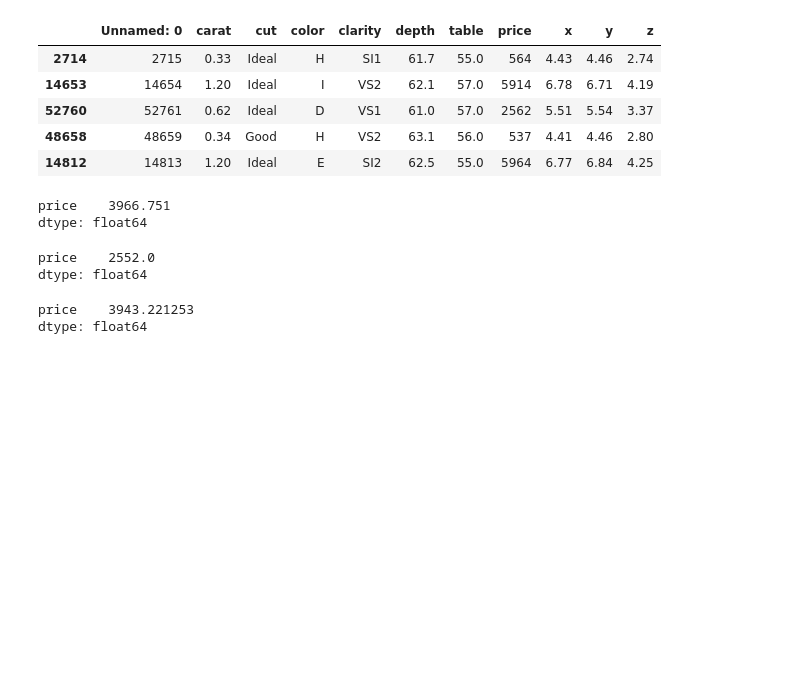
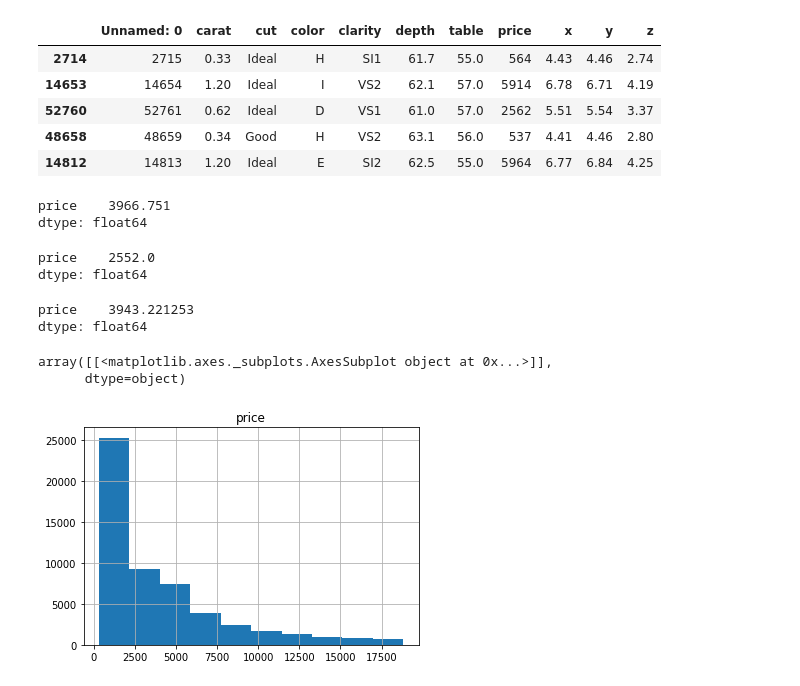
Before and after one commit to diogenesjusto/FIAP, a Jupyter notebook: SHIFT/202302/t36_Aula_2_Estatística_Descritiva.ipynb, the cells around one changed output. Saved outputs shown, nothing was run; the diff lists cells and outputs as text; code cells hidden in the pictures; blank space fills up the shorter version.

```diff
--- a/SHIFT/202302/t36_Aula_2_Estatística_Descritiva.ipynb
+++ b/SHIFT/202302/t36_Aula_2_Estatística_Descritiva.ipynb
@@ -109,3 +109,10 @@ a3[['price']].std()
 # %% [output]
 price    3943.221253
 dtype: float64
+# %%
+# Histograma
+df[['price']].hist()
+# %% [output]
+array([[<matplotlib.axes._subplots.AxesSubplot object at 0x...>]],
+      dtype=object)
+[figure, added]
```
Also changed, not shown: parts of 10 cells of this notebook.
